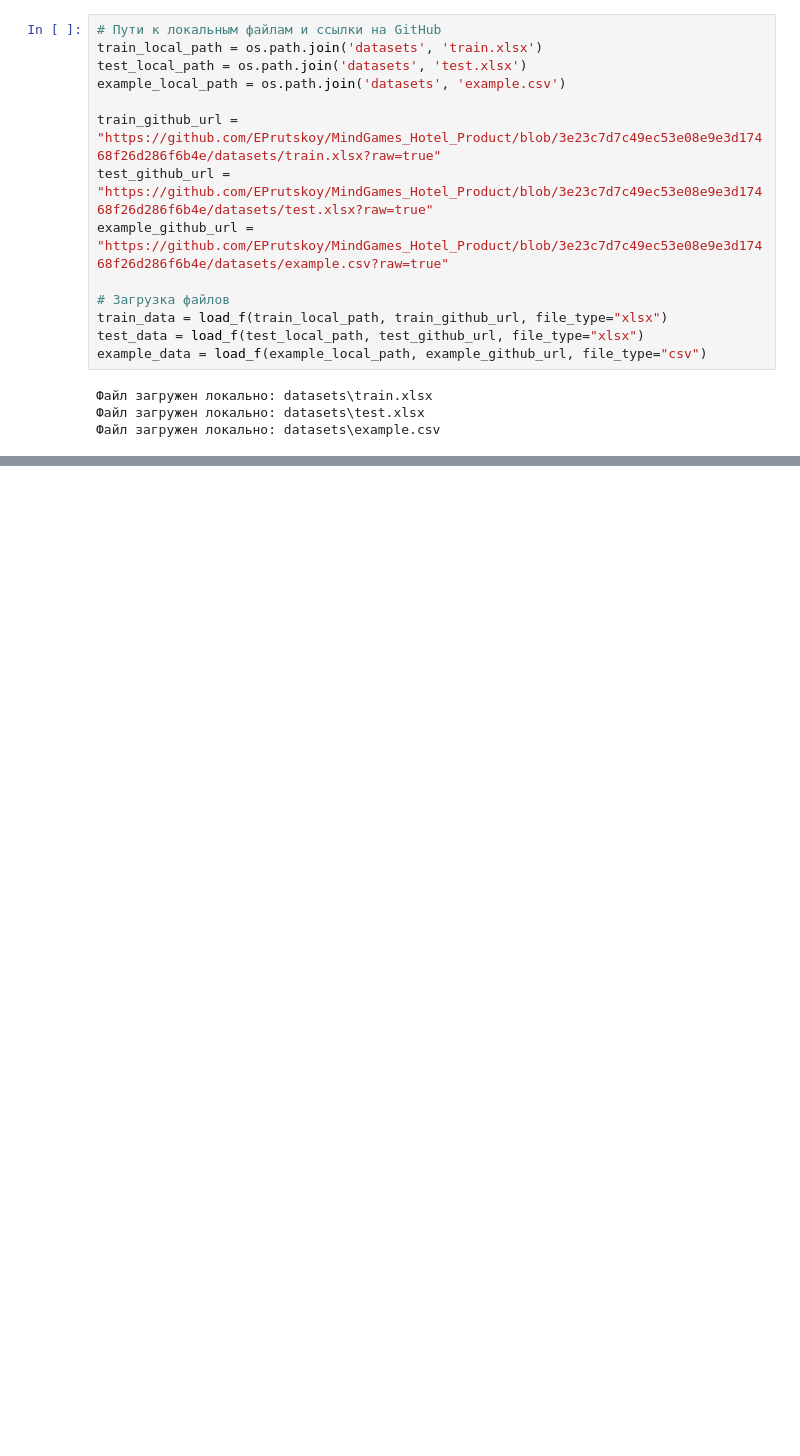
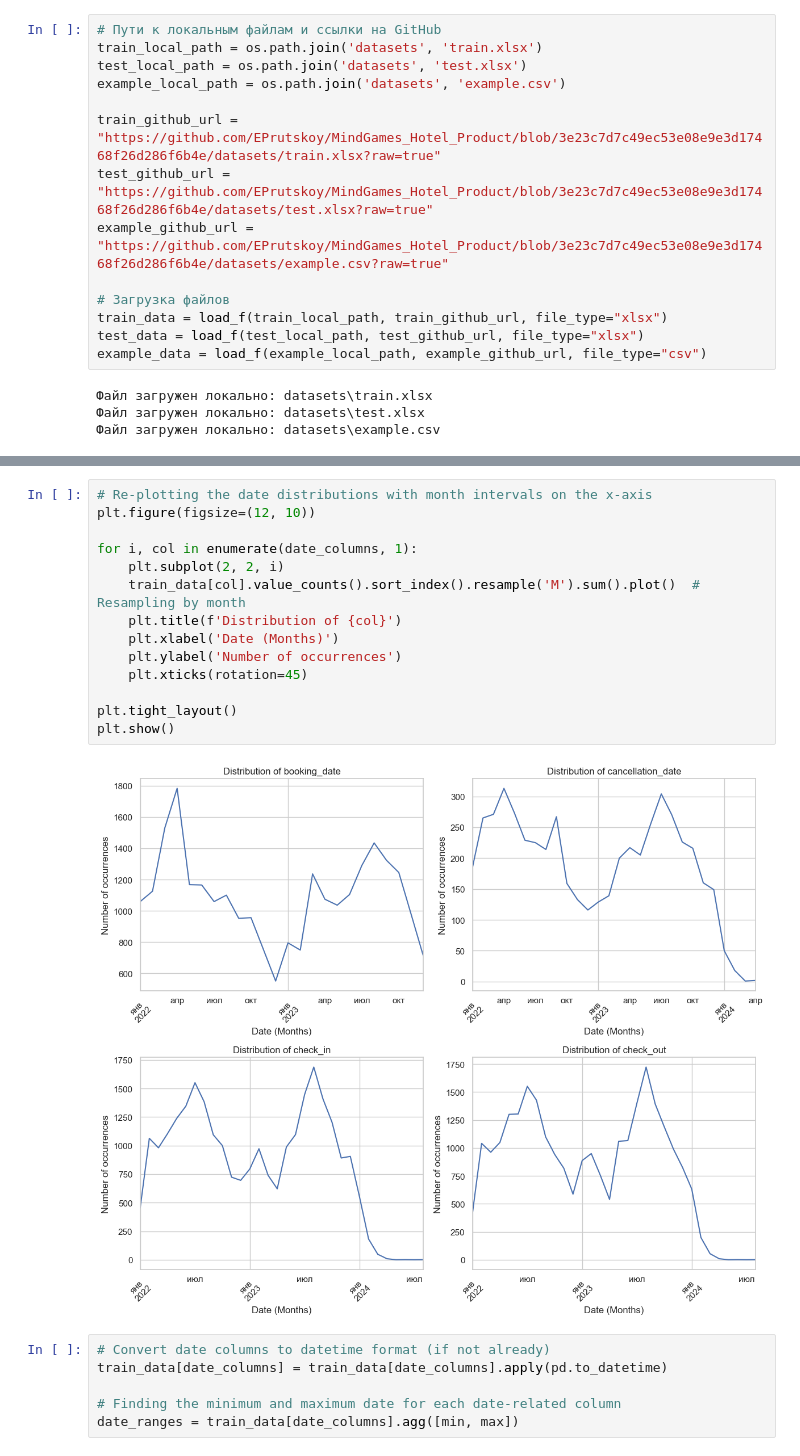
Before and after one commit to EPrutskoy/MindGames_Hotel_Product, a Jupyter notebook: hse_hotel_project.ipynb, the cells around one changed output, grey strips where cells are left out. Drawn from its saved outputs; the diff is of its cells as text; blank space fills up the shorter version.

```diff
--- a/hse_hotel_project.ipynb
+++ b/hse_hotel_project.ipynb
@@ -165,0 +344,22 @@ memory usage: 87.8 KB
+# %%
+# Re-plotting the date distributions with month intervals on the x-axis
+plt.figure(figsize=(12, 10))
+
+for i, col in enumerate(date_columns, 1):
+    plt.subplot(2, 2, i)
+    train_data[col].value_counts().sort_index().resample('M').sum().plot()  # Resampling by month
+    plt.title(f'Distribution of {col}')
+    plt.xlabel('Date (Months)')
+    plt.ylabel('Number of occurrences')
+    plt.xticks(rotation=45)
+
+plt.tight_layout()
+plt.show()
+# %% [output]
+[figure, added]
+# %%
+# Convert date columns to datetime format (if not already)
+train_data[date_columns] = train_data[date_columns].apply(pd.to_datetime)
+
+# Finding the minimum and maximum date for each date-related column
+date_ranges = train_data[date_columns].agg([min, max])
```
Also changed, not shown: parts of 24 cells of this notebook.
